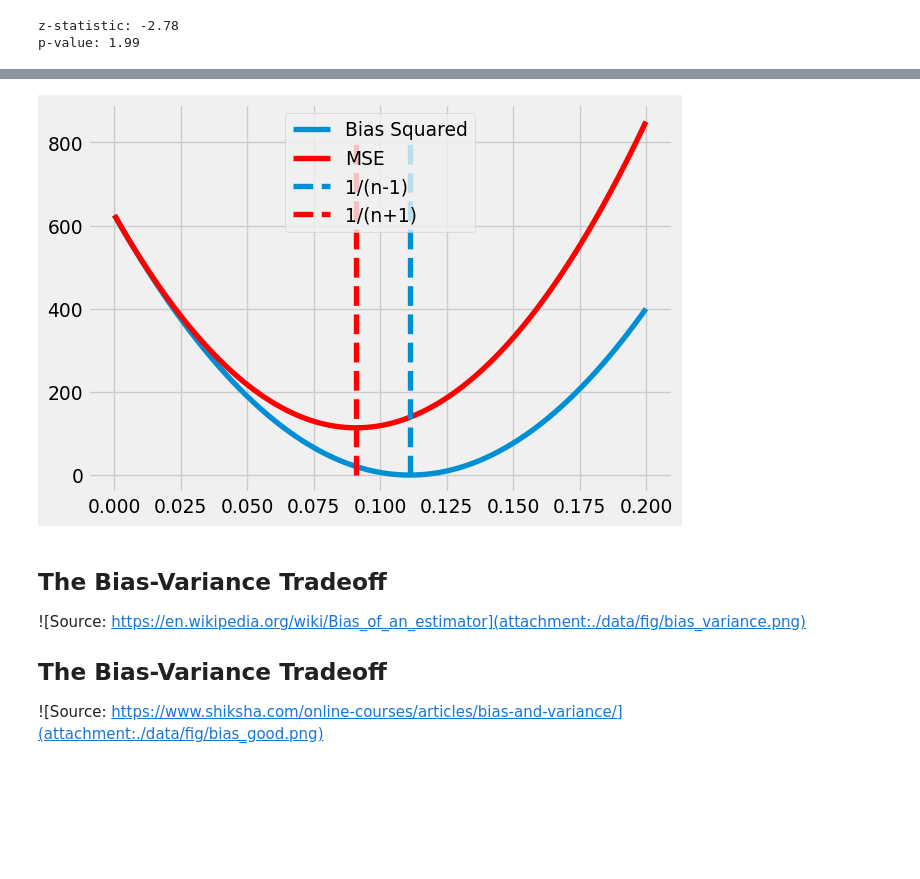
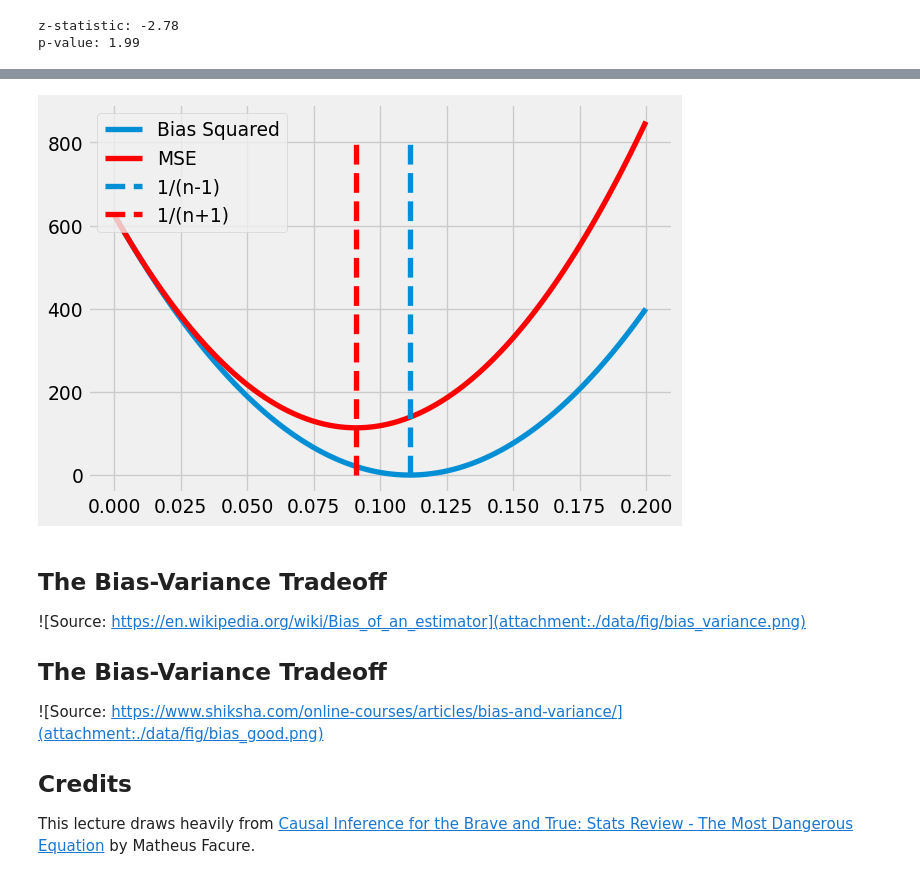
Before and after one commit to ubcecon/ECON526, a Jupyter notebook: lectures/lectures/uncertainty_bias_variance.ipynb, the cells around one changed output, grey strips where cells are left out. Saved outputs shown, nothing was run; the diff lists cells and outputs as text; code cells hidden in the pictures; blank space fills up the shorter version.

```diff
--- a/lectures/lectures/uncertainty_bias_variance.ipynb
+++ b/lectures/lectures/uncertainty_bias_variance.ipynb
@@ -664,22 +812,22 @@ p-value: 1.99
 # %%
 def bias_sq(c,sigma=5,n=10):
     return (c * (n-1)-1)**2 * sigma**4
 
 def mse(c,sigma=5,n=10):
     return (c*(n-1)-1)**2 * sigma**4 + 2 * c**2 * sigma**4 * (n-1)
 
 n = 10
 sigma = 5
 c = np.linspace(0, 0.2, 100)
 plt.plot(c, bias_sq(c), label="Bias Squared")
 plt.plot(c, mse(c), label="MSE", color = "red")
 plt.vlines(1/(n-1), ymin=0, ymax=800, linestyles="dashed", label="1/(n-1)")
 plt.vlines(1/(n+1), ymin=0, ymax=800, linestyles="dashed", color = "red", label="1/(n+1)")
 
-plt.legend()
+plt.legend(loc="upper left")
 plt.show()
 # %% [output]
-[figure, old version]
+[figure, new version]
 # %% [markdown]
 ## The Bias-Variance Tradeoff
 
@@ -690,3 +838,10 @@ https://en.wikipedia.org/wiki/Bias_of_an_estimator](attachment:./data/fig/bias_v
 
 ![Source:
 https://www.shiksha.com/online-courses/articles/bias-and-variance/](attachment:./data/fig/bias_good.png)
+
+## Credits
+
+This lecture draws heavily from [Causal Inference for the Brave and
+True: Stats Review - The Most Dangerous
+Equation](https://matheusfacure.github.io/python-causality-handbook/03-Stats-Review-The-Most-Dangerous-Equation.html.html)
+by Matheus Facure.
```
Also changed, not shown: parts of 13 cells of this notebook, 42 other files.
